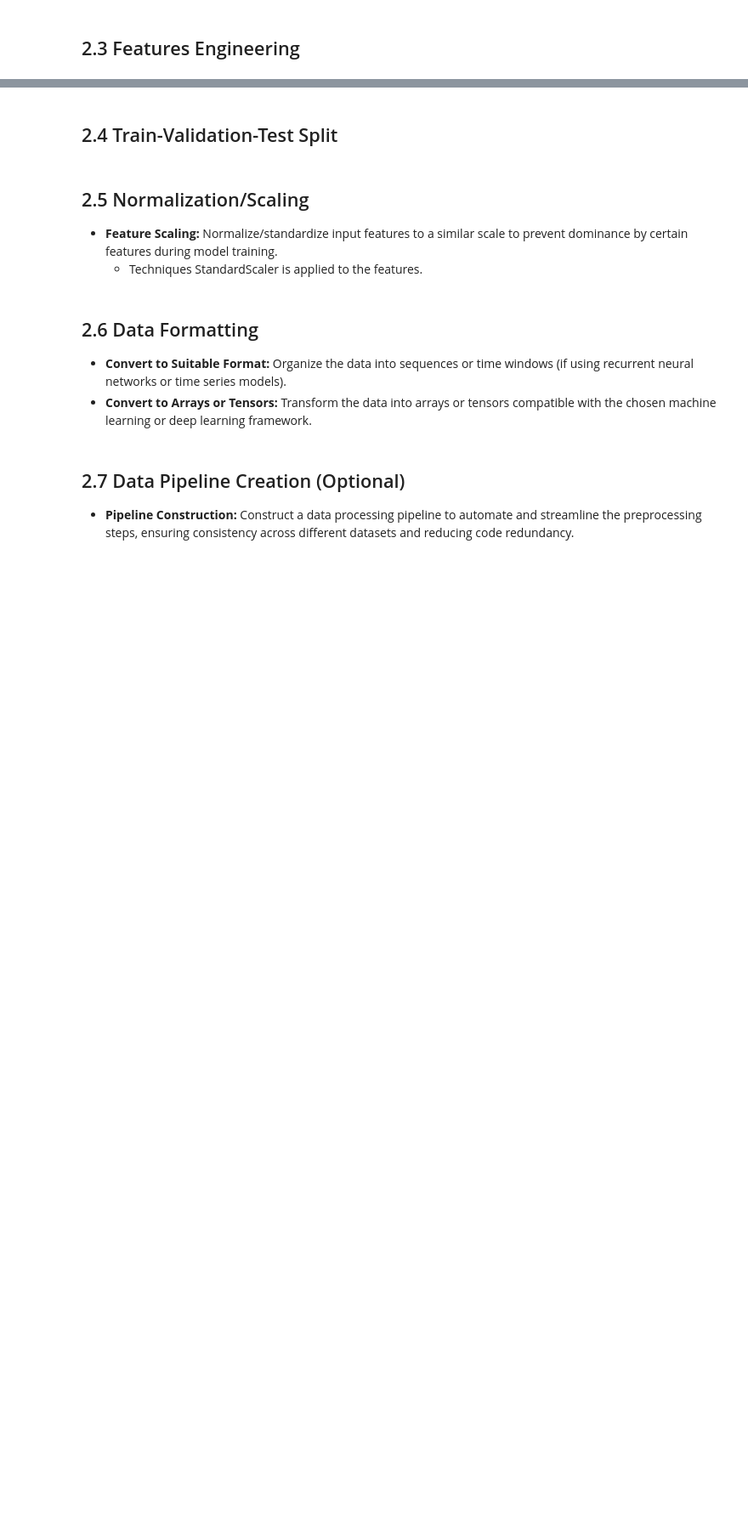
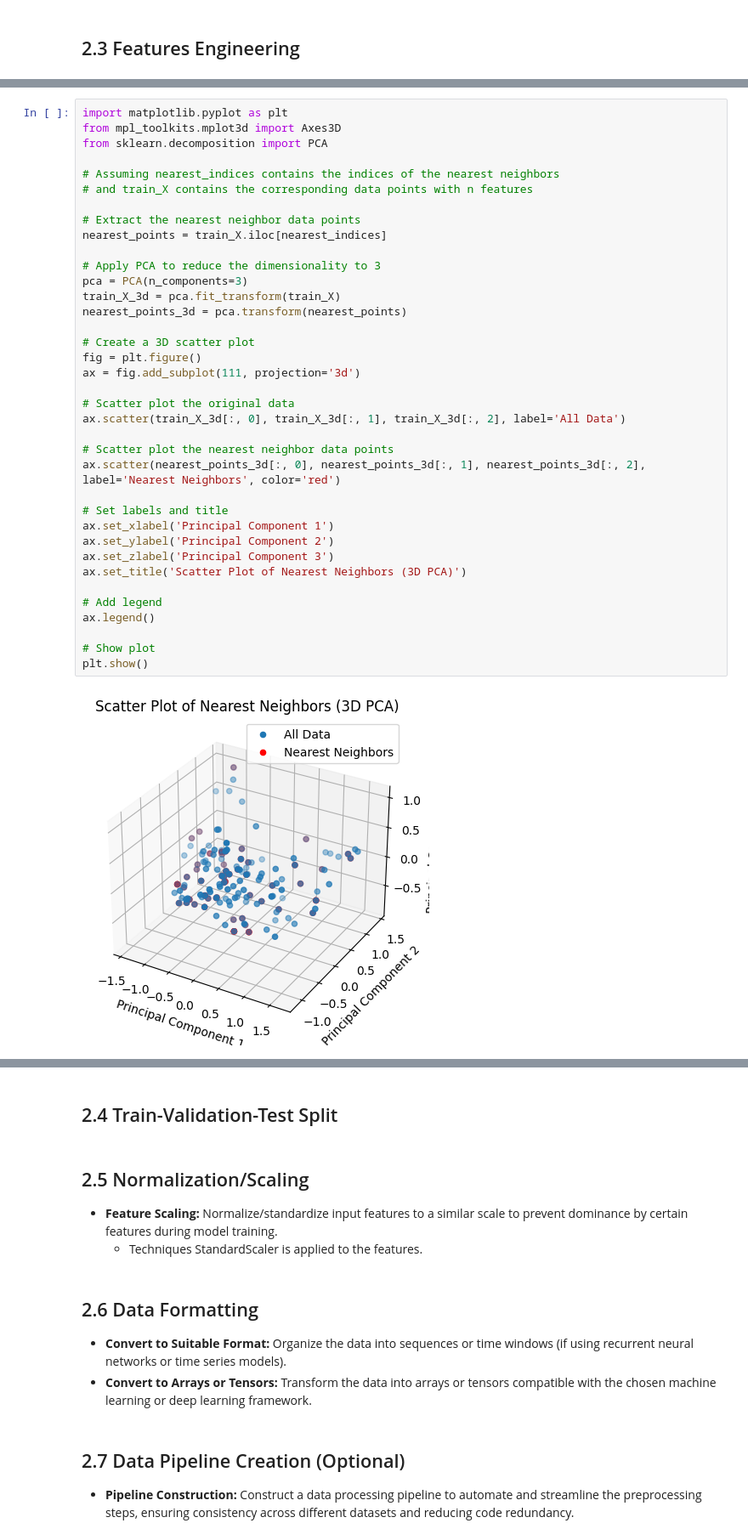
Before and after one commit to rjosh003-CS/Data-Mining-coursework, a Jupyter notebook: DM_Coursework_part_1.ipynb, the cells around one changed output, grey strips where cells are left out. Shown at 85% size. Drawn from its saved outputs; the diff is of its cells as text; blank space fills up the shorter version.

```diff
--- a/DM_Coursework_part_1.ipynb
+++ b/DM_Coursework_part_1.ipynb
@@ -615,0 +656,39 @@ def nearest_neighbors(train_X, train_y, test_X, q, k):
+# %%
+import matplotlib.pyplot as plt
+from mpl_toolkits.mplot3d import Axes3D
+from sklearn.decomposition import PCA
+
+# Assuming nearest_indices contains the indices of the nearest neighbors
+# and train_X contains the corresponding data points with n features
+
+# Extract the nearest neighbor data points
+nearest_points = train_X.iloc[nearest_indices]
+
+# Apply PCA to reduce the dimensionality to 3
+pca = PCA(n_components=3)
+train_X_3d = pca.fit_transform(train_X)
+nearest_points_3d = pca.transform(nearest_points)
+
+# Create a 3D scatter plot
+fig = plt.figure()
+ax = fig.add_subplot(111, projection='3d')
+
+# Scatter plot the original data
+ax.scatter(train_X_3d[:, 0], train_X_3d[:, 1], train_X_3d[:, 2], label='All Data')
+
+# Scatter plot the nearest neighbor data points
+ax.scatter(nearest_points_3d[:, 0], nearest_points_3d[:, 1], nearest_points_3d[:, 2], label='Nearest Neighbors', color='red')
+
+# Set labels and title
+ax.set_xlabel('Principal Component 1')
+ax.set_ylabel('Principal Component 2')
+ax.set_zlabel('Principal Component 3')
+ax.set_title('Scatter Plot of Nearest Neighbors (3D PCA)')
+
+# Add legend
+ax.legend()
+
+# Show plot
+plt.show()
+# %% [output]
+[figure, added]
```
Also changed, not shown: parts of 19 cells of this notebook.
